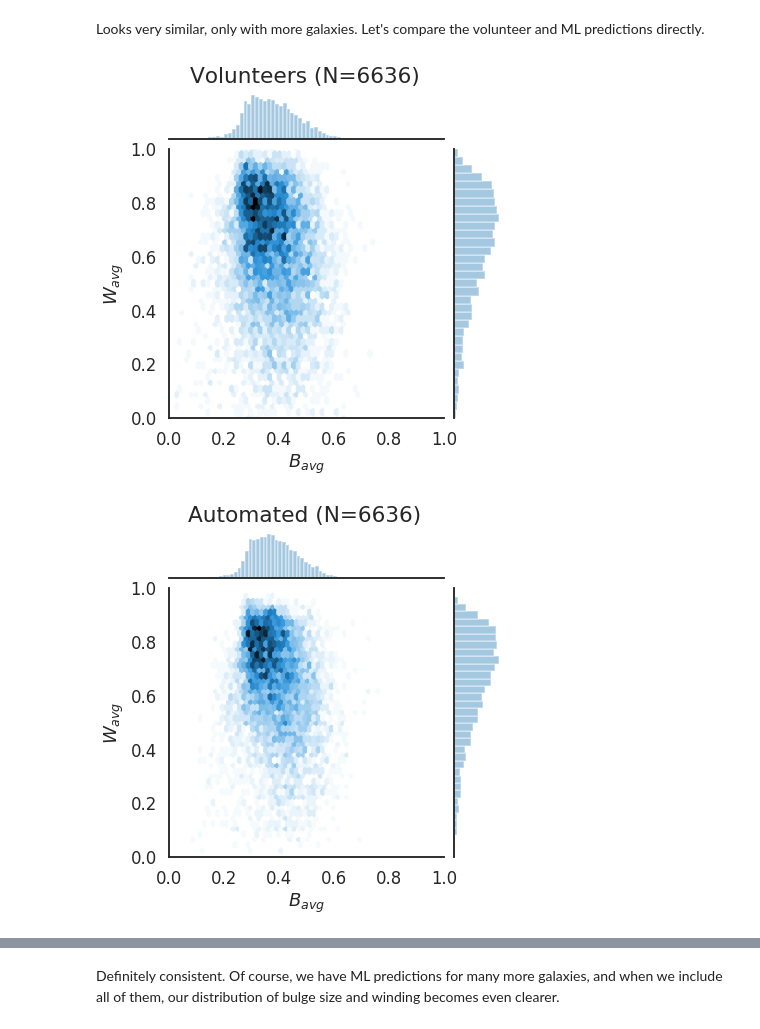
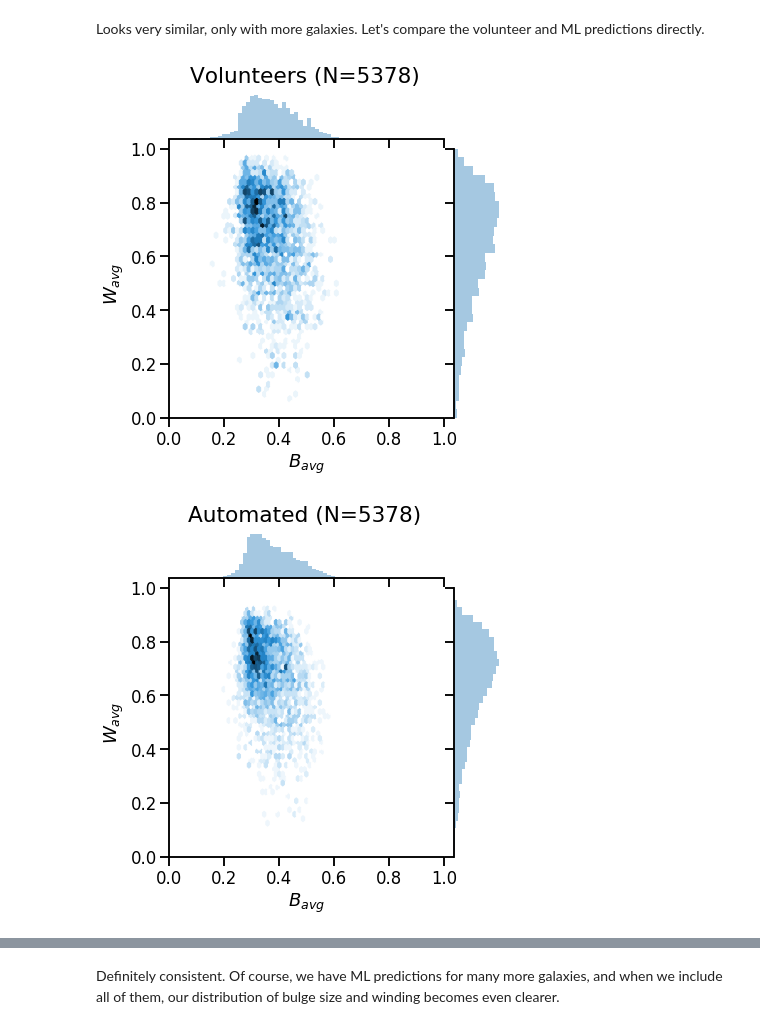
Before and after one commit to colinleach/zoobot, a Jupyter notebook: notebooks/catalogs/gz_demo.ipynb, the cells around one changed output, grey strips where cells are left out. Saved outputs shown, nothing was run; the diff lists cells and outputs as text; code cells hidden in the pictures.

```diff
--- a/notebooks/catalogs/gz_demo.ipynb
+++ b/notebooks/catalogs/gz_demo.ipynb
@@ -17,7 +20,7 @@ os.chdir('/home/walml/repos/zoobot')  # for me only
 # %% [markdown]
 ### Load the data
 # %%
-dr5_loc = 'current_final_dr5_result.csv'  # update to point to your decals-dr5 csv
+dr5_loc = 'dr5_volunteer_catalog.csv'  # update to point to your decals-dr5 csv
 dr5 = pd.read_csv(dr5_loc)
 # %% [markdown]
 The raw responses are recorded in columns named like `some-question_some-answer`. For example:
@@ -220,12 +228,15 @@ See the caveats in the documentation: https://pandas.pydata.org/pandas-docs/stab
 Looks very similar, only with more galaxies. Let's compare the volunteer and ML predictions directly.
 # %%
 sns.set_context('talk')
+# %%
+gridsize = 50
+mincnt = 2
 # %%
-g = sns.jointplot(df['bulge_eqn_3'], df['winding_eqn_1'], kind='hex', xlim=[0., 1.], ylim=[0., 1.])  # volunteers
+g = sns.jointplot(df['bulge_eqn_3'], df['winding_eqn_1'], kind='hex', gridsize=gridsize, mincnt=mincnt, xlim=[0., 1.], ylim=[0., 1.])  # volunteers
 g.ax_joint.set_xlabel(r'$B_{avg}$')
 g.ax_joint.set_ylabel(r'$W_{avg}$')
 g.fig.suptitle(f"Volunteers (N={len(df)})")
 g.fig.subplots_adjust(top=0.92) # Reduce plot to make room
 # %% [output]
-[figure, old version]
+[figure, new version]
 # %%
@@ -233,10 +244,12 @@ g.savefig('bulge_winding_corr_humans.pdf')
 # %%
-ml_equal_num = ml_sample.sample(len(df))
-g = sns.jointplot(ml_equal_num['bulge_eqn_3'], ml_equal_num['winding_eqn_1'], kind='hex', xlim=[0., 1.], ylim=[0., 1.])  # equal size ml-predicted sample
+# ml_equal_num = ml_sample.sample(len(df))
+# ml_equal_num = ml_sample[ml_sample['iauname'].isin(df['iauname'])]
+ml_equal_num = ml[ml['iauname'].isin(df['iauname'])]
+g = sns.jointplot(ml_equal_num['bulge_eqn_3'], ml_equal_num['winding_eqn_1'], kind='hex',gridsize=gridsize, mincnt=mincnt, xlim=[0., 1.], ylim=[0., 1.])  # equal size ml-predicted sample
 g.ax_joint.set_xlabel(r'$B_{avg}$')
 g.ax_joint.set_ylabel(r'$W_{avg}$')
 g.fig.suptitle(f"Automated (N={len(ml_equal_num)})")
 g.fig.subplots_adjust(top=0.92) # Reduce plot to make room
 # %% [output]
-[figure, old version]
+[figure, new version]
 # %%
```
Also changed, not shown: parts of 19 cells of this notebook, 20 other files.
